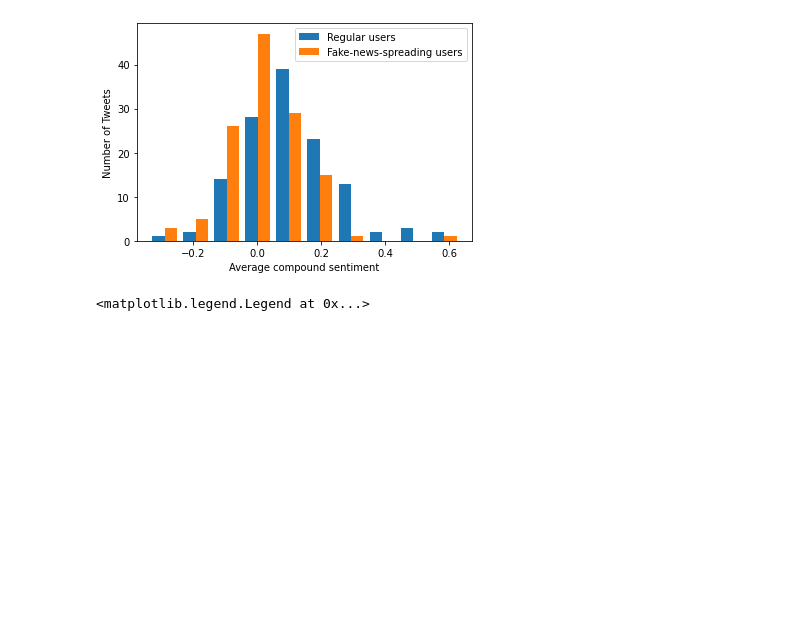
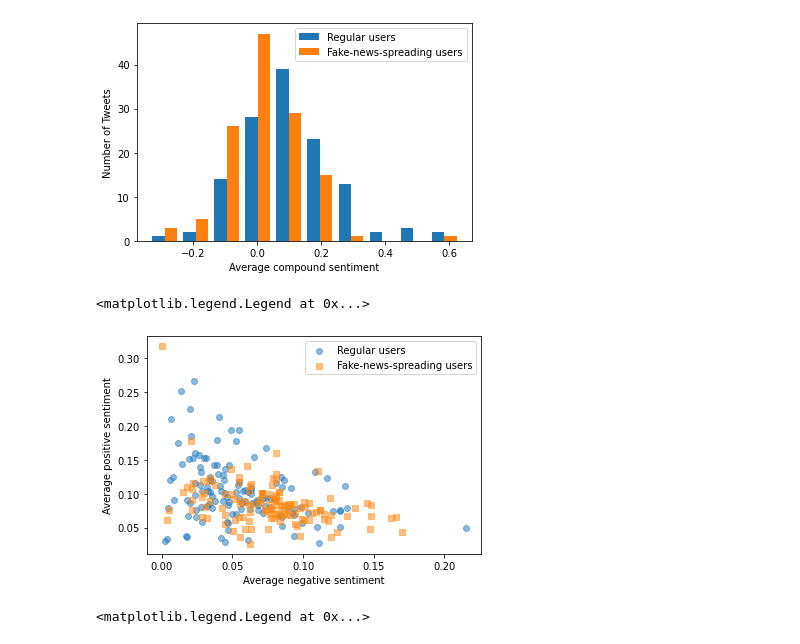
Before and after one commit to Fake-News-Profiling/fnp-models, a Jupyter notebook: classifier/src/notebooks/investigate_dataset.ipynb, the cells around one changed output. Drawn from its saved outputs; the diff is of its cells as text; code cells hidden in the pictures; blank space fills up the shorter version.

Commit message:
Created statistical plots

```diff
--- a/classifier/src/notebooks/investigate_dataset.ipynb
+++ b/classifier/src/notebooks/investigate_dataset.ipynb
@@ -32,6 +32,8 @@ data.head(3)
 # %%
 data_truth = data.loc[data["truth_value"] == "0"].iloc[:, 2:].values
 data_fake = data.loc[data["truth_value"] == "1"].iloc[:, 2:].values
+color_t, color_te = "#1f77b4", "#1f76c8"
+color_f, color_fe = "#ff7f0e", "#ff930e"
 
 print("%d truthful users, %d fake users" % (len(data_truth), len(data_fake)))
 # %% [output]
@@ -591,6 +593,18 @@ plt.legend()
 # %% [output]
 <matplotlib.legend.Legend at 0x...>
 [figure]
+# %%
+# plt.figure(figsize=(8, 6), dpi=300)
+plt.scatter(truthful_sentiment[:, 2], truthful_sentiment[:, 0], label="Regular users",
+            color=color_t, alpha=0.5, edgecolors=color_te)
+plt.scatter(fake_sentiment[:, 2], fake_sentiment[:, 0], label="Fake-news-spreading users",
+            color=color_f, alpha=0.5, edgecolors=color_fe, marker="s")
+plt.ylabel("Average positive sentiment")
+plt.xlabel("Average negative sentiment")
+plt.legend()
+# %% [output]
+<matplotlib.legend.Legend at 0x...>
+[figure, added]
 # %%
 # plt.figure(figsize=(8, 6), dpi=300)
 plt.scatter(truthful_sentiment[:, 2], truthful_sentiment[:, 0], label="Regular users")
```
Also changed, not shown: 6 other files.
